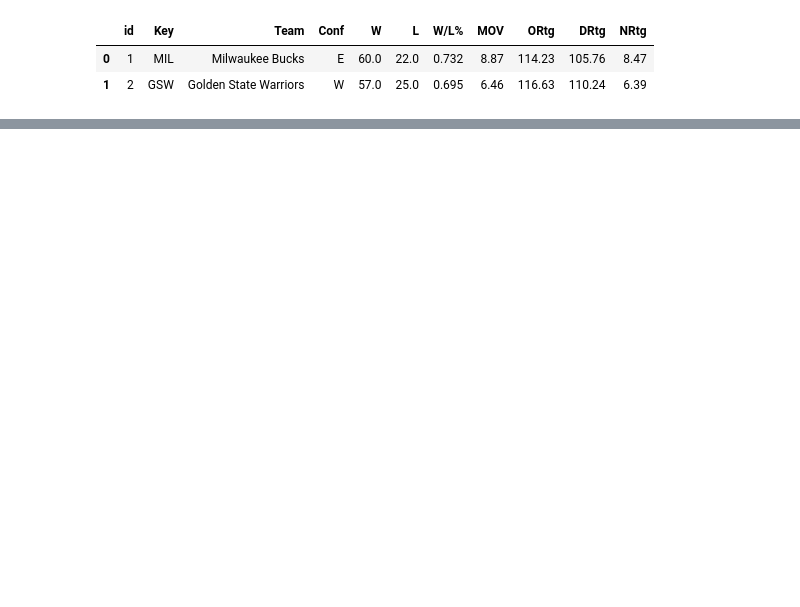
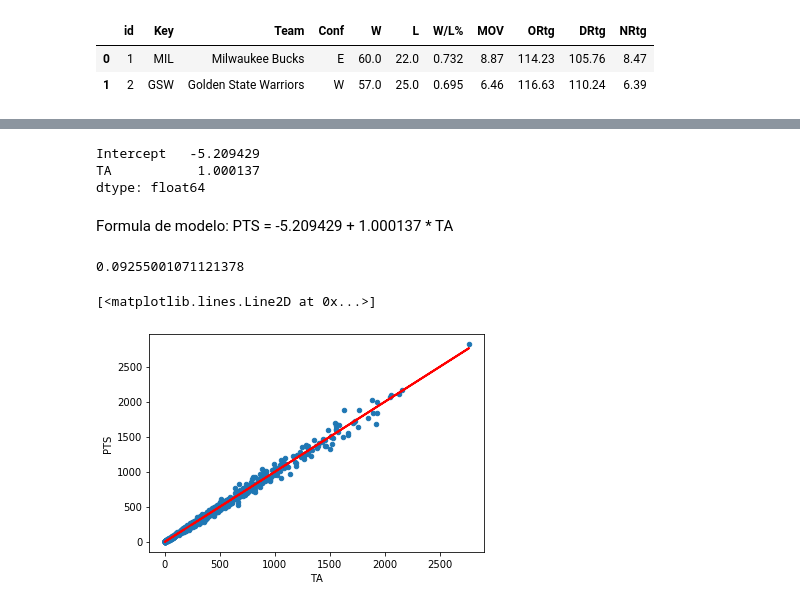
Before and after one commit to mapecode/nba-datawarehouse, a Jupyter notebook: Study.ipynb, the cells around one changed output, grey strips where cells are left out. Saved outputs shown, nothing was run; the diff lists cells and outputs as text; code cells hidden in the pictures; blank space fills up the shorter version.

Commit message:
Modelo regresion añadido

```diff
--- a/Study.ipynb
+++ b/Study.ipynb
@@ -86,0 +87,4 @@ bestTeamConf_df
+# %%
+query = 'SELECT Player, FGA, FTA, PTS FROM PLAYERS;'
+players_df = pd.read_sql(query, connection)
+players_df
@@ -86,0 +111,2 @@ bestTeamConf_df
+# %%
+players_df['TA'] = players_df['FGA']+players_df['FTA']
@@ -86,0 +115,2 @@ bestTeamConf_df
+# %%
+lm = smf.ols(formula='PTS~TA', data=players_df).fit()
@@ -86,0 +139,11 @@ bestTeamConf_df
+# %%
+lm.params
+# %% [output]
+Intercept   -5.209429
+TA           1.000137
+dtype: float64
+# %%
+#pts_pred = lm.predict(pd.DataFrame(players_df['TA']))
+players_df['PTS_pred'] = lm.params[0] + lm.params[1] * players_df['TA']
+# %% [markdown]
+Formula de modelo: PTS = -5.209429 + 1.000137 * TA
@@ -86,0 +152,6 @@ bestTeamConf_df
+# %%
+SSD = sum((players_df["PTS"]-players_df['PTS_pred'])**2)
+RSE = np.sqrt(SSD/len(players_df)-1)
+RSE/np.mean(players_df['PTS'])
+# %% [output]
+0.09255001071121378
@@ -86,0 +160,7 @@ bestTeamConf_df
+# %%
+%matplotlib inline
+players_df.plot(kind = "scatter", x = "TA", y ="PTS")
+plt.plot(pd.DataFrame(players_df["TA"]), players_df['PTS_pred'], c="red", linewidth = 2)
+# %% [output]
+[<matplotlib.lines.Line2D at 0x...>]
+[figure, added]
```
Also changed, not shown: parts of 13 cells of this notebook, 17 other files.
